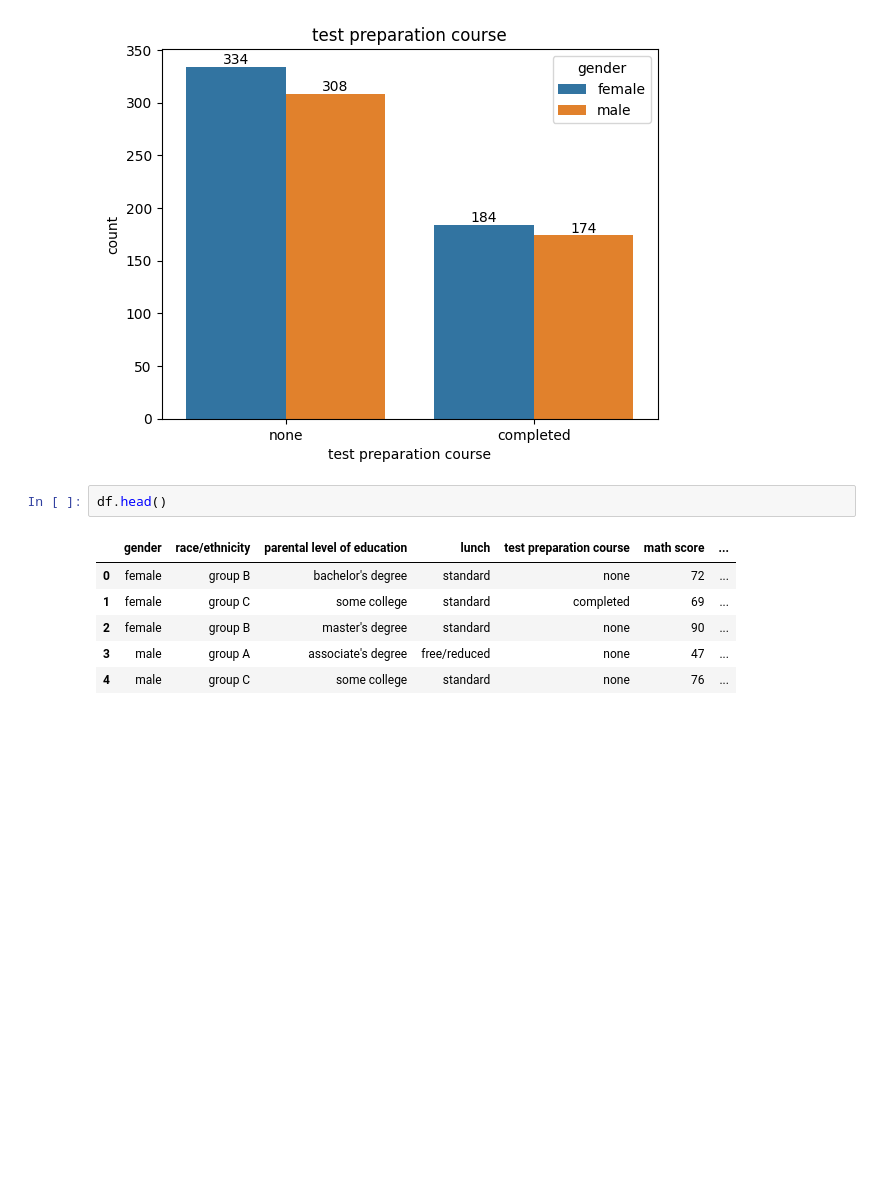
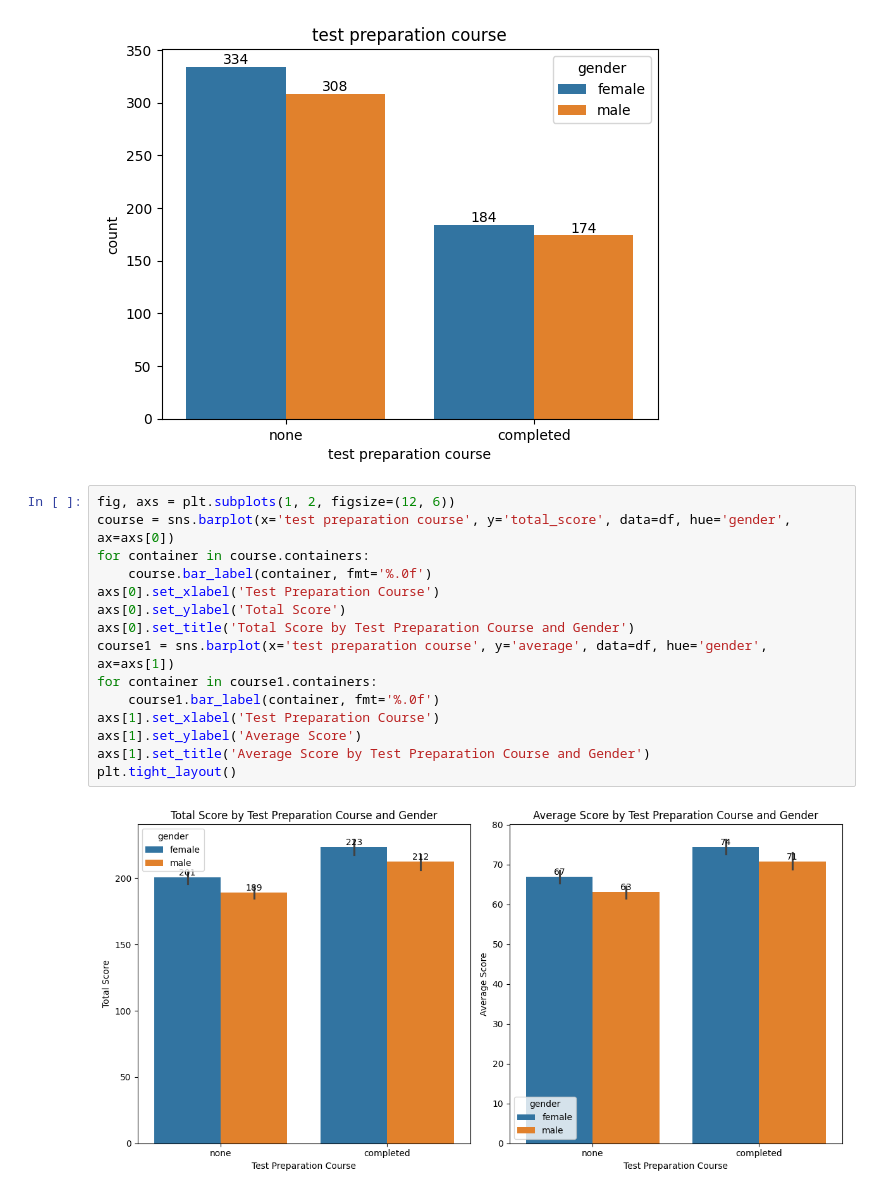
Before and after one commit to MUHAMMED13690/mlproject, a Jupyter notebook: notebook/data/expoletary_data _analyse.ipynb, the cells around one changed output. Drawn from its saved outputs; the diff is of its cells as text; blank space fills up the shorter version.

```diff
--- a/notebook/data/expoletary_data _analyse.ipynb
+++ b/notebook/data/expoletary_data _analyse.ipynb
@@ -228,12 +234,20 @@ for i in test.containers:
     test.bar_label(i)
 # %% [output]
 [figure]
-# %%
-df.head()
-# %% [output]
-|  | gender | race/ethnicity | parental level of education | lunch | test preparation course | math score | ... |
-| 0 | female | group B | bachelor's degree | standard | none | 72 | ... |
-| 1 | female | group C | some college | standard | completed | 69 | ... |
-| 2 | female | group B | master's degree | standard | none | 90 | ... |
-| 3 | male | group A | associate's degree | free/reduced | none | 47 | ... |
-| 4 | male | group C | some college | standard | none | 76 | ... |
+# %%
+fig, axs = plt.subplots(1, 2, figsize=(12, 6))
+course = sns.barplot(x='test preparation course', y='total_score', data=df, hue='gender', ax=axs[0])
+for container in course.containers:
+    course.bar_label(container, fmt='%.0f')
+axs[0].set_xlabel('Test Preparation Course')
+axs[0].set_ylabel('Total Score')
+axs[0].set_title('Total Score by Test Preparation Course and Gender')
+course1 = sns.barplot(x='test preparation course', y='average', data=df, hue='gender', ax=axs[1])
+for container in course1.containers:
+    course1.bar_label(container, fmt='%.0f')
+axs[1].set_xlabel('Test Preparation Course')
+axs[1].set_ylabel('Average Score')
+axs[1].set_title('Average Score by Test Preparation Course and Gender')
+plt.tight_layout()
+# %% [output]
+[figure, added]
```
Also changed, not shown: parts of 12 cells of this notebook.
